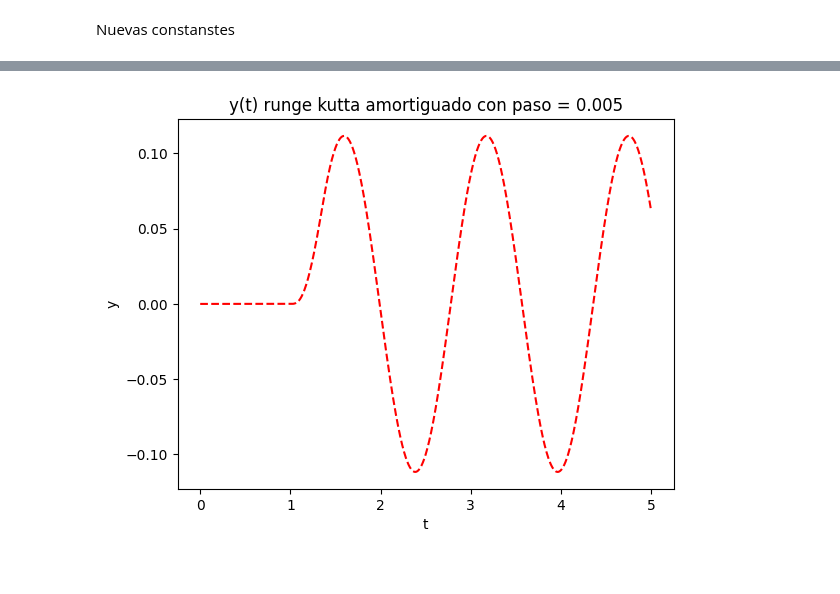
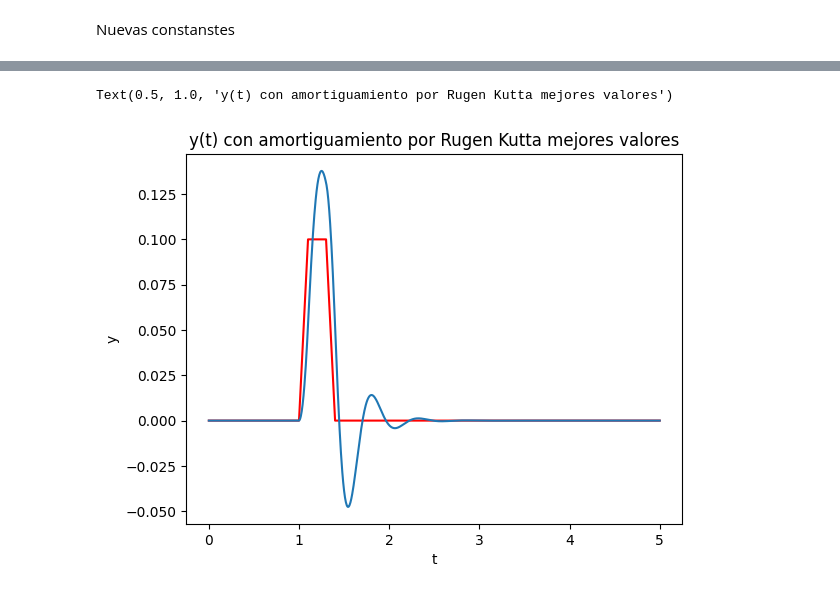
Before and after one commit to Jignacio14/AnalisisNumericoI, a Jupyter notebook: Numericos.ipynb, the cells around one changed output, grey strips where cells are left out. Cells and saved outputs as stored; diff of their text form; code cells hidden in the pictures.

```diff
--- a/Numericos.ipynb
+++ b/Numericos.ipynb
@@ -569,10 +575,19 @@ masa = np.sum([padronJI,padronTB,padronCZ])/200
+# %%
+# Constantes
+rango = 5
+paso = 0.005
+lambd = 5000
+k_const = 90000
+masa= 106957/200
 # %%
-tiempo_discretizado = np.arange(0,rango+paso,paso)
-aprox_con_amortiguamiento = runge_kutta_orden_2_con_mas_valores(rango, paso, lambda_, k_const, ecu_diff, obtener_pos, obtener_velocidad, masa)
-plt.plot(tiempo_discretizado, aprox_con_amortiguamiento[0],  'r--')
-plt.title("y(t) runge kutta amortiguado con paso = " + str(paso))
+tiempo_discretizado = np.arange(0, rango+paso, paso)
+y = np.vectorize(pos)(tiempo_discretizado)
+plt.plot(tiempo_discretizado, y, 'r')
+u, v = rungeKuttaAmortiguado(rango, paso, pos, vel, lambd, k_const, masa)
+plt.plot(tiempo_discretizado, u)
 plt.xlabel('t')
 plt.ylabel('y')
-plt.show()
+plt.title("y(t) con amortiguamiento por Rugen Kutta mejores valores")
 # %% [output]
+Text(0.5, 1.0, 'y(t) con amortiguamiento por Rugen Kutta mejores valores')
-[figure, old version]
+[figure, new version]
```
Also changed, not shown: parts of 5 cells of this notebook, 1 other file.
